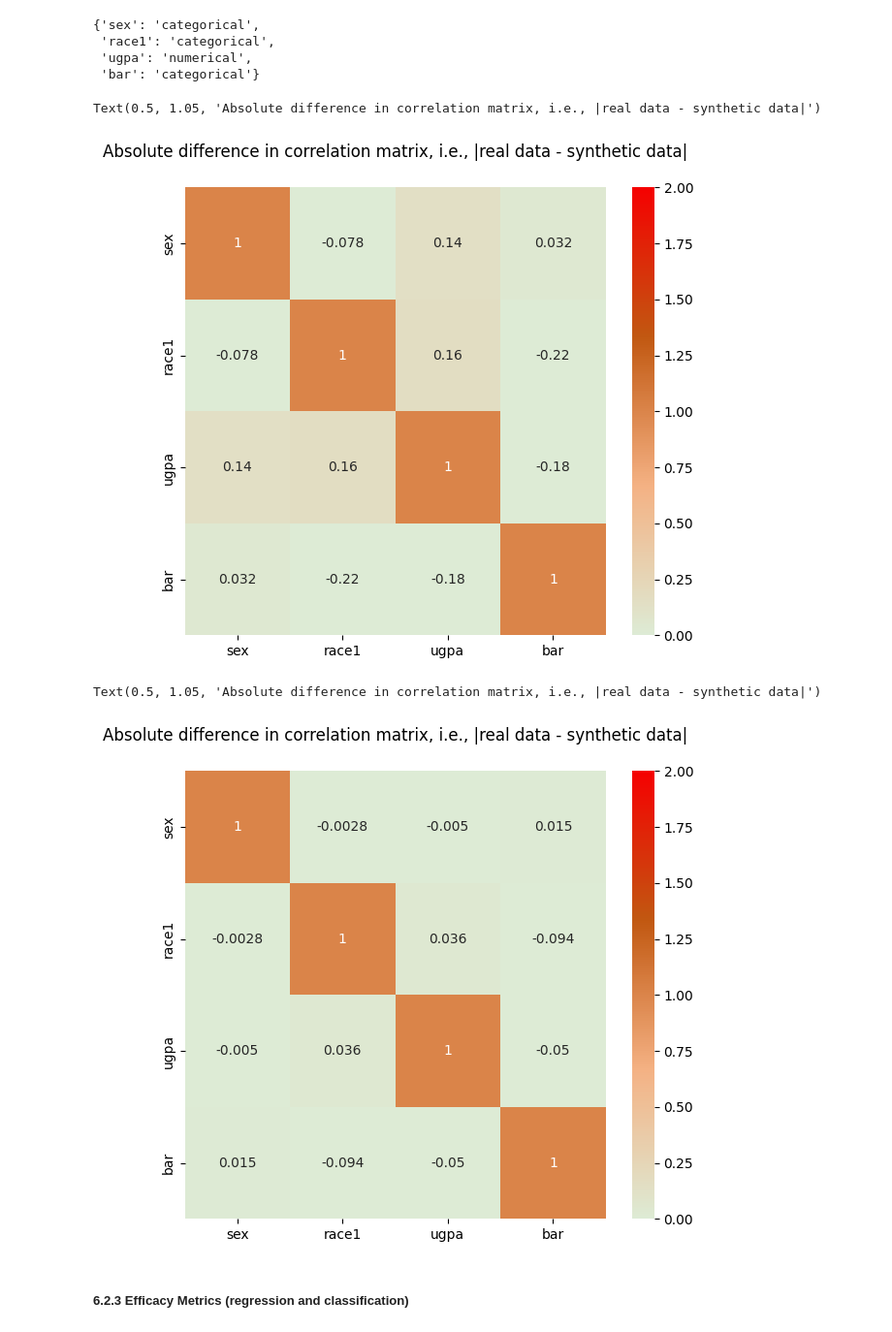
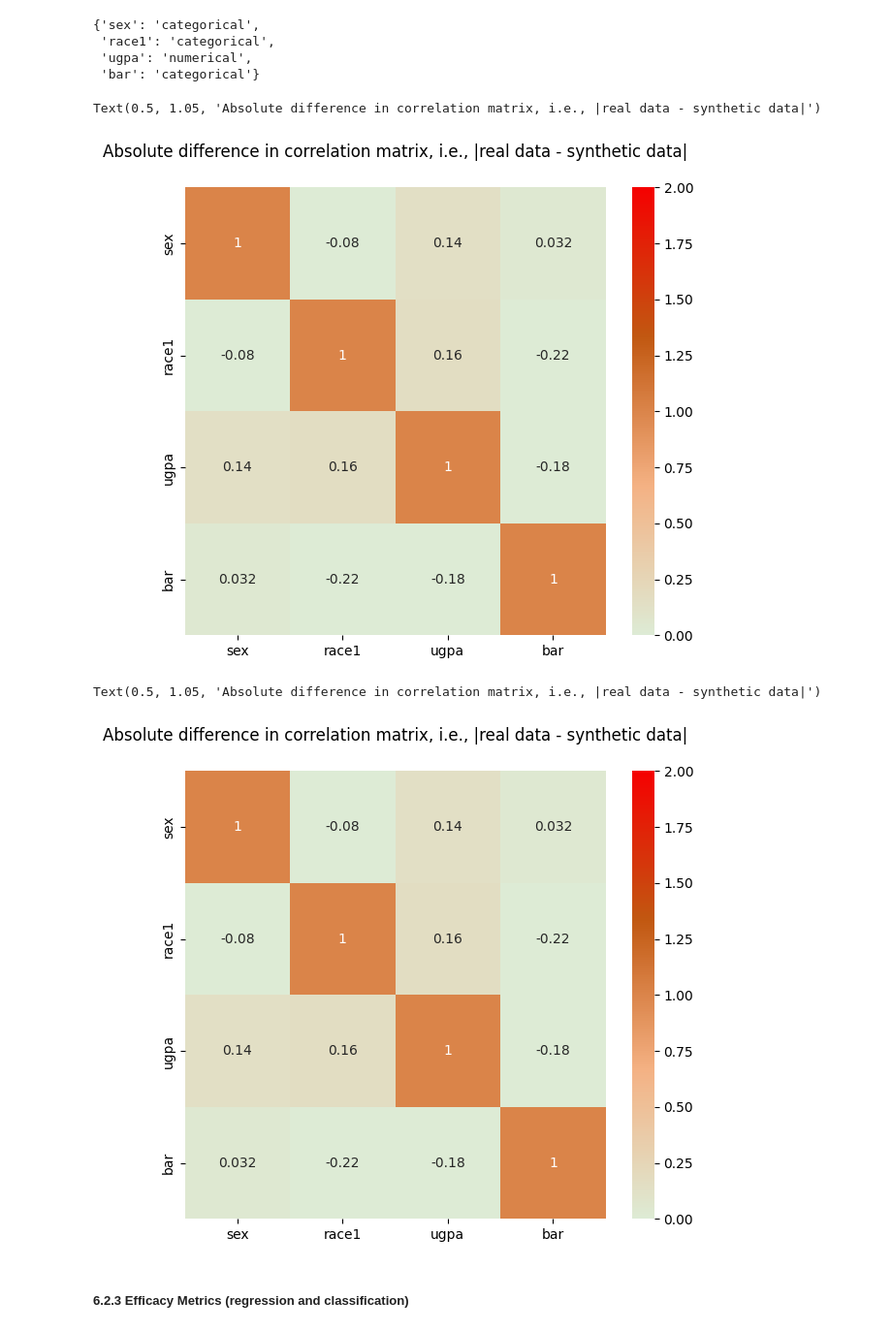
Before and after one commit to NGO-Algorithm-Audit/local-first-web-tool, a Jupyter notebook: notebooks/CART_LawSchoolAdmissionBar.ipynb, the cells around one changed output. Shown at 97% size. Drawn from its saved outputs; the diff is of its cells as text; code cells hidden in the pictures.

```diff
--- a/notebooks/CART_LawSchoolAdmissionBar.ipynb
+++ b/notebooks/CART_LawSchoolAdmissionBar.ipynb
@@ -152,9 +152,9 @@ MCAR, MAR, and MNAR are terms used to describe different mechanisms of missing d
 - Example: Patients with more severe symptoms are less likely to report their symptoms, leading to missing data that is related to the severity of the symptoms.
 - Recommendation: impute missing data.
 # %%
-df_imputed = md_handler.apply_imputation(df, missingness_dict)
+real_df = md_handler.apply_imputation(df, missingness_dict)
 
-print(df_imputed.isnull().sum())
+print(real_df.isnull().sum())
 # %% [output]
 sex      0
 race1    0
@@ -320,12 +320,12 @@ metadata
  'bar': 'categorical'}
 # %%
 # Convert categorical variables to numerical values
-df_encoded = df.copy()
-df_encoded['sex'] = df_encoded['sex'].astype('category').cat.codes
-df_encoded['race1'] = df_encoded['race1'].astype('category').cat.codes
-df_encoded['bar'] = df_encoded['bar'].astype('category').cat.codes
+real_df_encoded = real_df.copy()
+real_df_encoded['sex'] = real_df_encoded['sex'].astype('category').cat.codes
+real_df_encoded['race1'] = real_df_encoded['race1'].astype('category').cat.codes
+real_df_encoded['bar'] = real_df_encoded['bar'].astype('category').cat.codes
 
-synth_df_encoded = synthetic_data.copy()
+synth_df_encoded = synthetic_df.copy()
 synth_df_encoded['sex'] = synth_df_encoded['sex'].astype('category').cat.codes
 synth_df_encoded['race1'] = synth_df_encoded['race1'].astype('category').cat.codes
 synth_df_encoded['bar'] = synth_df_encoded['bar'].astype('category').cat.codes
@@ -337,24 +337,24 @@ plt.figure(figsize=(7, 6))
 cmap = LinearSegmentedColormap.from_list('custom_cmap', ['#ddebd5', '#f4b183', '#c15811', '#f50101'])
 
 # Plot correlation matrix for real_data
-sns.heatmap(df_encoded.corr(), annot=True, cmap=cmap, vmin=0, vmax=2)
+sns.heatmap(real_df_encoded.corr(), annot=True, cmap=cmap, vmin=0, vmax=2)
 plt.title('Absolute difference in correlation matrix, i.e., |real data - synthetic data|', y=1.05)
 # %% [output]
 Text(0.5, 1.05, 'Absolute difference in correlation matrix, i.e., |real data - synthetic data|')
-[figure, old version]
+[figure, new version]
 # %%
 # Plot difference in correlation matrix between attached data and synthetic data
 plt.figure(figsize=(7, 6))
 
 # Define custom colormap
 cmap = LinearSegmentedColormap.from_list('custom_cmap', ['#ddebd5', '#f4b183', '#c15811', '#f50101'])
 
 # Plot correlation matrix for real_data
-sns.heatmap(synth_df_encoded.corr(), annot=True, cmap=cmap, vmin=0, vmax=2)
+sns.heatmap(real_df_encoded.corr(), annot=True, cmap=cmap, vmin=0, vmax=2)
 plt.title('Absolute difference in correlation matrix, i.e., |real data - synthetic data|', y=1.05)
 # %% [output]
 Text(0.5, 1.05, 'Absolute difference in correlation matrix, i.e., |real data - synthetic data|')
-[figure, old version]
+[figure, new version]
 # %% [markdown]
 ##### 6.2.3 Efficacy Metrics (regression and classification)
 # %%
```
Also changed, not shown: parts of 10 cells of this notebook.
